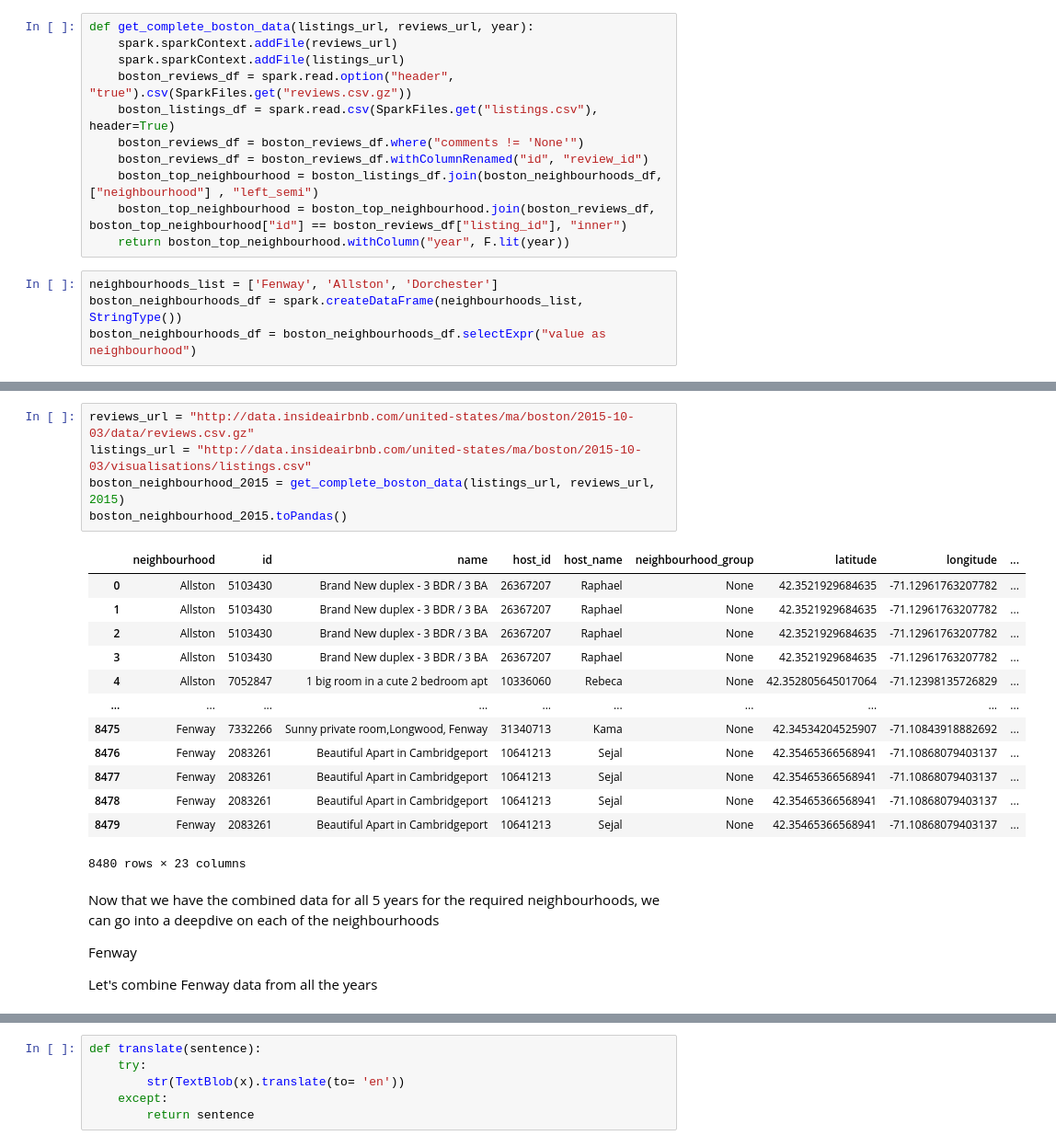
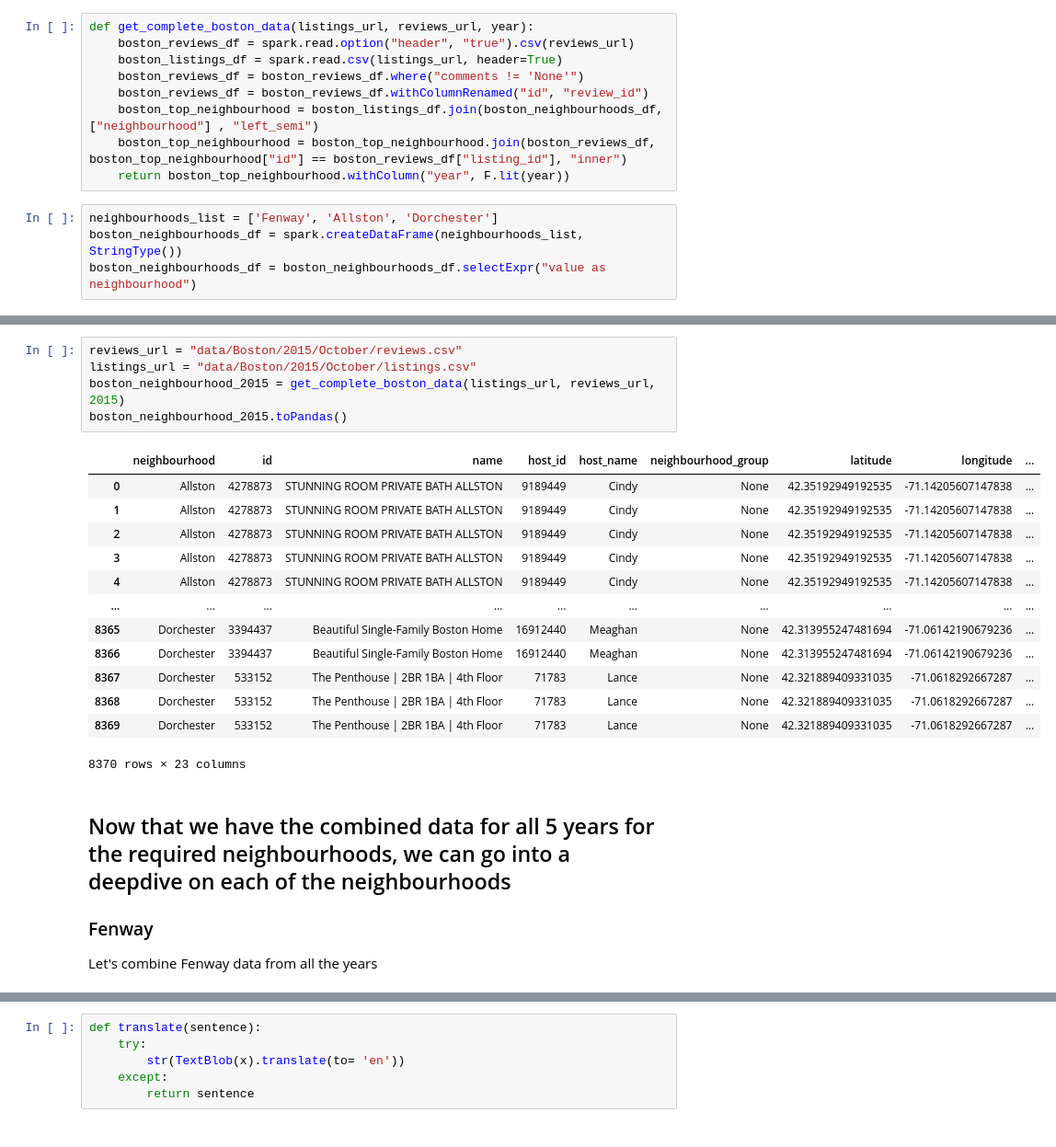
Before and after one commit to aditya-prasad-projects/Airbnb, a Jupyter notebook: Boston_Aibnb_Analysis_Detailed.ipynb, the cells around one changed output, grey strips where cells are left out. Shown at 92% size. Drawn from its saved outputs; the diff is of its cells as text.

```diff
--- a/Boston_Aibnb_Analysis_Detailed.ipynb
+++ b/Boston_Aibnb_Analysis_Detailed.ipynb
@@ -18,10 +18,8 @@ spark = SparkSession\
         .getOrCreate()
 # %%
 def get_complete_boston_data(listings_url, reviews_url, year):
-    spark.sparkContext.addFile(reviews_url)
-    spark.sparkContext.addFile(listings_url)
-    boston_reviews_df = spark.read.option("header", "true").csv(SparkFiles.get("reviews.csv.gz"))
-    boston_listings_df = spark.read.csv(SparkFiles.get("listings.csv"), header=True)
+    boston_reviews_df = spark.read.option("header", "true").csv(reviews_url)
+    boston_listings_df = spark.read.csv(listings_url, header=True)
     boston_reviews_df = boston_reviews_df.where("comments != 'None'")
     boston_reviews_df = boston_reviews_df.withColumnRenamed("id", "review_id")
     boston_top_neighbourhood = boston_listings_df.join(boston_neighbourhoods_df, ["neighbourhood"] , "left_semi")
@@ -130,26 +128,26 @@ boston_neighbourhood_2016.toPandas()
 # %%
-reviews_url = "http://data.insideairbnb.com/united-states/ma/boston/2015-10-03/data/reviews.csv.gz"
-listings_url = "http://data.insideairbnb.com/united-states/ma/boston/2015-10-03/visualisations/listings.csv"
+reviews_url = "data/Boston/2015/October/reviews.csv"
+listings_url = "data/Boston/2015/October/listings.csv"
 boston_neighbourhood_2015 = get_complete_boston_data(listings_url, reviews_url, 2015)
 boston_neighbourhood_2015.toPandas()
 # %% [output]
 |  | neighbourhood | id | name | host_id | host_name | neighbourhood_group | latitude | longitude | ... |
-| 0 | Allston | 5103430 | Brand New duplex - 3 BDR / 3 BA | 26367207 | Raphael | None | 42.3521929684635 | -71.12961763207782 | ... |
-| 1 | Allston | 5103430 | Brand New duplex - 3 BDR / 3 BA | 26367207 | Raphael | None | 42.3521929684635 | -71.12961763207782 | ... |
-| 2 | Allston | 5103430 | Brand New duplex - 3 BDR / 3 BA | 26367207 | Raphael | None | 42.3521929684635 | -71.12961763207782 | ... |
-| 3 | Allston | 5103430 | Brand New duplex - 3 BDR / 3 BA | 26367207 | Raphael | None | 42.3521929684635 | -71.12961763207782 | ... |
-| 4 | Allston | 7052847 | 1 big room in a cute 2 bedroom apt | 10336060 | Rebeca | None | 42.352805645017064 | -71.12398135726829 | ... |
+| 0 | Allston | 4278873 | STUNNING ROOM PRIVATE BATH ALLSTON | 9189449 | Cindy | None | 42.35192949192535 | -71.14205607147838 | ... |
+| 1 | Allston | 4278873 | STUNNING ROOM PRIVATE BATH ALLSTON | 9189449 | Cindy | None | 42.35192949192535 | -71.14205607147838 | ... |
+| 2 | Allston | 4278873 | STUNNING ROOM PRIVATE BATH ALLSTON | 9189449 | Cindy | None | 42.35192949192535 | -71.14205607147838 | ... |
+| 3 | Allston | 4278873 | STUNNING ROOM PRIVATE BATH ALLSTON | 9189449 | Cindy | None | 42.35192949192535 | -71.14205607147838 | ... |
+| 4 | Allston | 4278873 | STUNNING ROOM PRIVATE BATH ALLSTON | 9189449 | Cindy | None | 42.35192949192535 | -71.14205607147838 | ... |
 | ... | ... | ... | ... | ... | ... | ... | ... | ... | ... |
-| 8475 | Fenway | 7332266 | Sunny private room,Longwood, Fenway | 31340713 | Kama | None | 42.34534204525907 | -71.10843918882692 | ... |
-| 8476 | Fenway | 2083261 | Beautiful Apart in Cambridgeport | 10641213 | Sejal | None | 42.35465366568941 | -71.10868079403137 | ... |
-| 8477 | Fenway | 2083261 | Beautiful Apart in Cambridgeport | 10641213 | Sejal | None | 42.35465366568941 | -71.10868079403137 | ... |
-| 8478 | Fenway | 2083261 | Beautiful Apart in Cambridgeport | 10641213 | Sejal | None | 42.35465366568941 | -71.10868079403137 | ... |
-| 8479 | Fenway | 2083261 | Beautiful Apart in Cambridgeport | 10641213 | Sejal | None | 42.35465366568941 | -71.10868079403137 | ... |
+| 8365 | Dorchester | 3394437 | Beautiful Single-Family Boston Home | 16912440 | Meaghan | None | 42.313955247481694 | -71.06142190679236 | ... |
+| 8366 | Dorchester | 3394437 | Beautiful Single-Family Boston Home | 16912440 | Meaghan | None | 42.313955247481694 | -71.06142190679236 | ... |
+| 8367 | Dorchester | 533152 | The Penthouse | 2BR 1BA | 4th Floor | 71783 | Lance | None | 42.321889409331035 | -71.0618292667287 | ... |
+| 8368 | Dorchester | 533152 | The Penthouse | 2BR 1BA | 4th Floor | 71783 | Lance | None | 42.321889409331035 | -71.0618292667287 | ... |
+| 8369 | Dorchester | 533152 | The Penthouse | 2BR 1BA | 4th Floor | 71783 | Lance | None | 42.321889409331035 | -71.0618292667287 | ... |
-8480 rows × 23 columns
+8370 rows × 23 columns
 # %% [markdown]
-Now that we have the combined data for all 5 years for the required neighbourhoods, we can go into a deepdive on each of the neighbourhoods
+## Now that we have the combined data for all 5 years for the required neighbourhoods, we can go into a deepdive on each of the neighbourhoods
 
-Fenway
+### Fenway
 
 Let's combine Fenway data from all the years
 # %%
```
Also changed, not shown: parts of 32 cells of this notebook, 1 other file.
